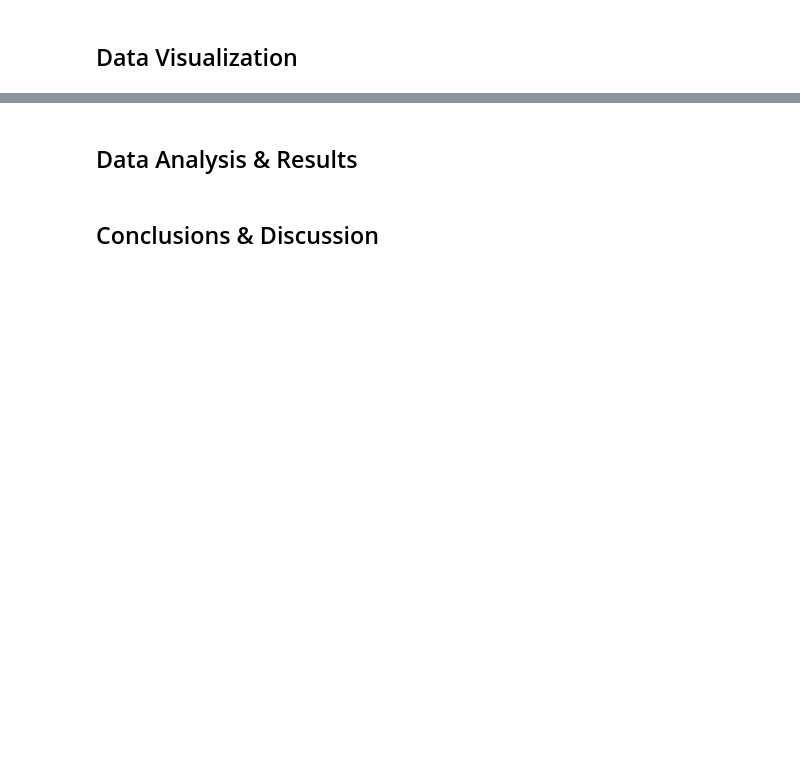
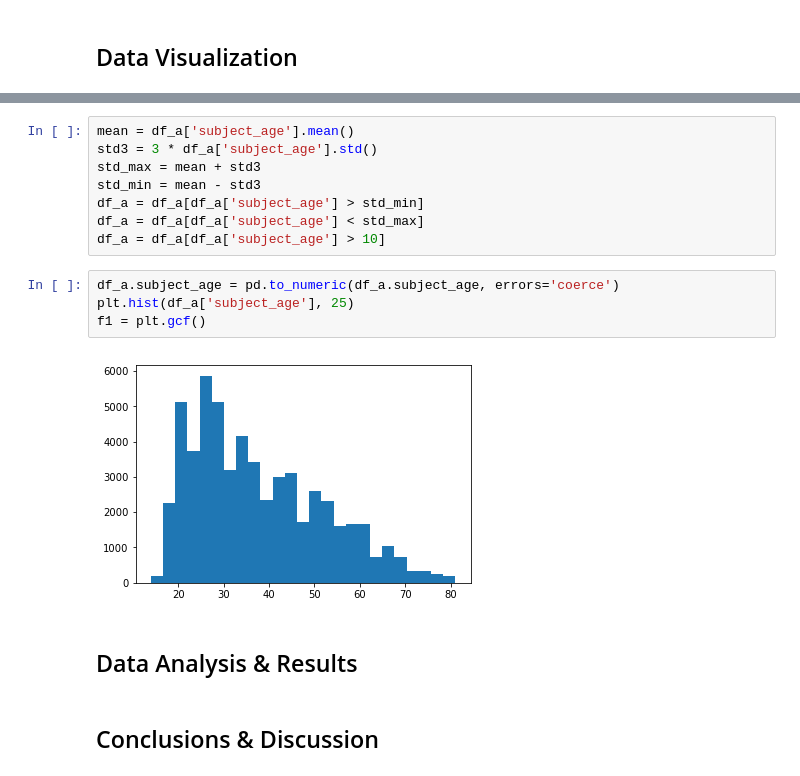
Before and after one commit to TomDonoghue/Pr_013, a Jupyter notebook: FinalProject.ipynb, the cells around one changed output, grey strips where cells are left out. Drawn from its saved outputs; the diff is of its cells as text; blank space fills up the shorter version.

```diff
--- a/FinalProject.ipynb
+++ b/FinalProject.ipynb
@@ -84,3 +116,17 @@ mv_df
+# %%
+mean = df_a['subject_age'].mean()
+std3 = 3 * df_a['subject_age'].std()
+std_max = mean + std3
+std_min = mean - std3
+df_a = df_a[df_a['subject_age'] > std_min]
+df_a = df_a[df_a['subject_age'] < std_max]
+df_a = df_a[df_a['subject_age'] > 10]
+# %%
+df_a.subject_age = pd.to_numeric(df_a.subject_age, errors='coerce')
+plt.hist(df_a['subject_age'], 25)
+f1 = plt.gcf()
+# %% [output]
+[figure, added]
 # %% [markdown]
 ## Data Analysis & Results
 # %% [markdown]
```
Also changed, not shown: parts of 5 cells of this notebook.
